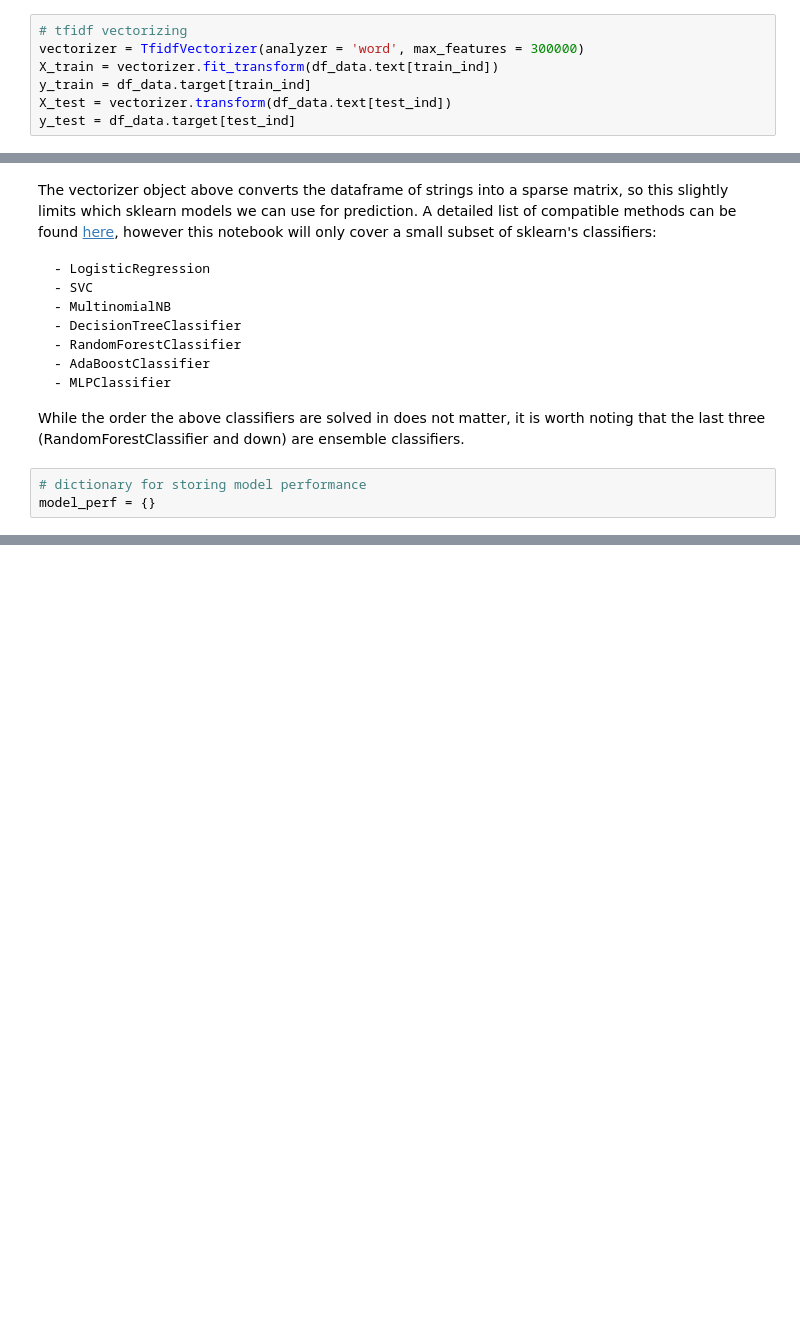
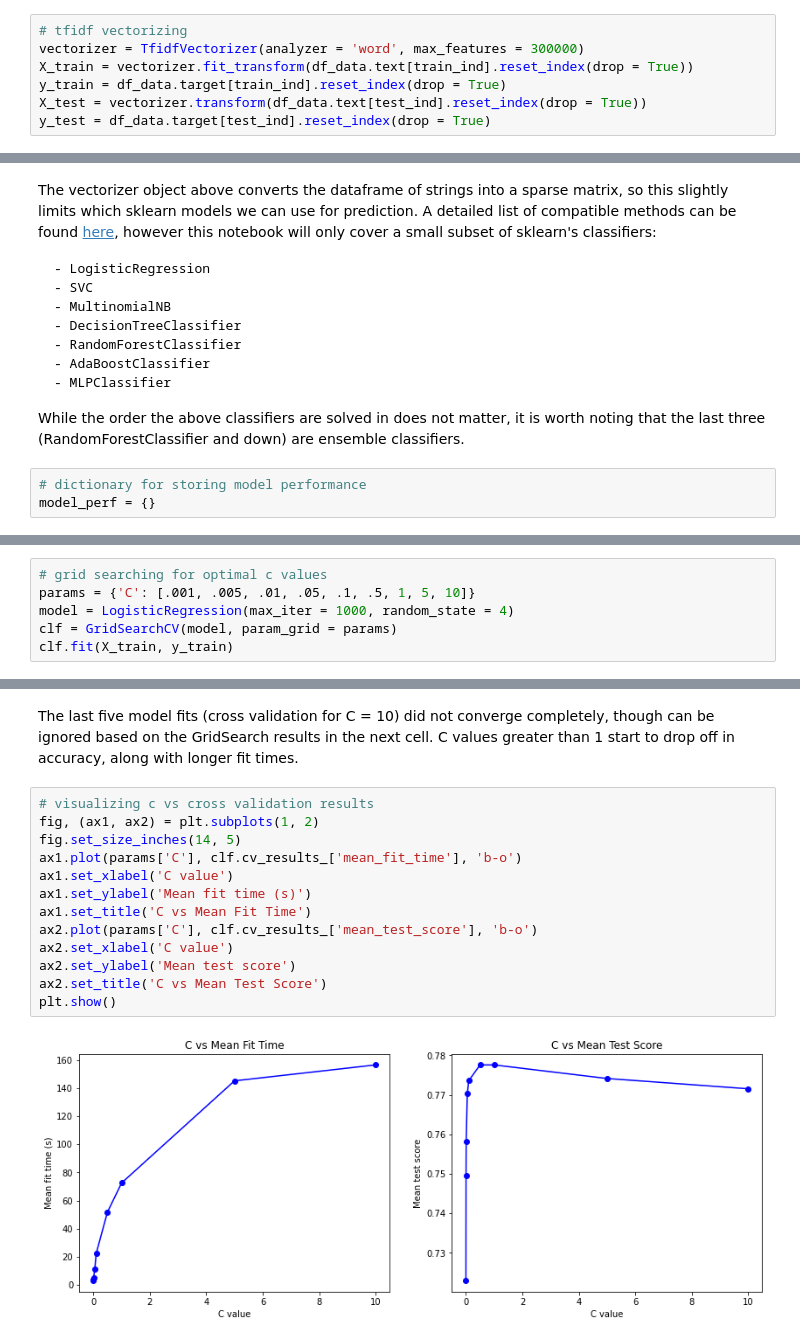
Before and after one commit to parkernisbet/tweet-sentiment-nlp, a Jupyter notebook: tweet-sentiment-nlp.ipynb, the cells around one changed output, grey strips where cells are left out. Drawn from its saved outputs; the diff is of its cells as text; blank space fills up the shorter version.

Commit message:
Completed logistic regression section
Changed hyperparameter tuning to GridSearchCV, built model and found a local optimal C value, and stored performance in bucket.

```diff
--- a/tweet-sentiment-nlp.ipynb
+++ b/tweet-sentiment-nlp.ipynb
@@ -252,10 +256,10 @@ Test_ind shape: (320000,)
 # %%
 # tfidf vectorizing
 vectorizer = TfidfVectorizer(analyzer = 'word', max_features = 300000)
-X_train = vectorizer.fit_transform(df_data.text[train_ind])
-y_train = df_data.target[train_ind]
-X_test = vectorizer.transform(df_data.text[test_ind])
-y_test = df_data.target[test_ind]
+X_train = vectorizer.fit_transform(df_data.text[train_ind].reset_index(drop = True))
+y_train = df_data.target[train_ind].reset_index(drop = True)
+X_test = vectorizer.transform(df_data.text[test_ind].reset_index(drop = True))
+y_test = df_data.target[test_ind].reset_index(drop = True)
 # %% [markdown]
 ### Model Evaluation
 # %% [markdown]
@@ -308,0 +280,6 @@ print(f'Logistic Regression accuracy: {round(log_func(C = C, do_more = 1), 2)}')
+# %%
+# grid searching for optimal c values
+params = {'C': [.001, .005, .01, .05, .1, .5, 1, 5, 10]}
+model = LogisticRegression(max_iter = 1000, random_state = 4)
+clf = GridSearchCV(model, param_grid = params)
+clf.fit(X_train, y_train)
@@ -308,0 +306,17 @@ print(f'Logistic Regression accuracy: {round(log_func(C = C, do_more = 1), 2)}')
+# %% [markdown]
+The last five model fits (cross validation for C = 10) did not converge completely, though can be ignored based on the GridSearch results in the next cell. C values greater than 1 start to drop off in accuracy, along with longer fit times.
+# %%
+# visualizing c vs cross validation results
+fig, (ax1, ax2) = plt.subplots(1, 2)
+fig.set_size_inches(14, 5)
+ax1.plot(params['C'], clf.cv_results_['mean_fit_time'], 'b-o')
+ax1.set_xlabel('C value')
+ax1.set_ylabel('Mean fit time (s)')
+ax1.set_title('C vs Mean Fit Time')
+ax2.plot(params['C'], clf.cv_results_['mean_test_score'], 'b-o')
+ax2.set_xlabel('C value')
+ax2.set_ylabel('Mean test score')
+ax2.set_title('C vs Mean Test Score')
+plt.show()
+# %% [output]
+[figure, added]
```
Also changed, not shown: parts of 8 cells of this notebook.
